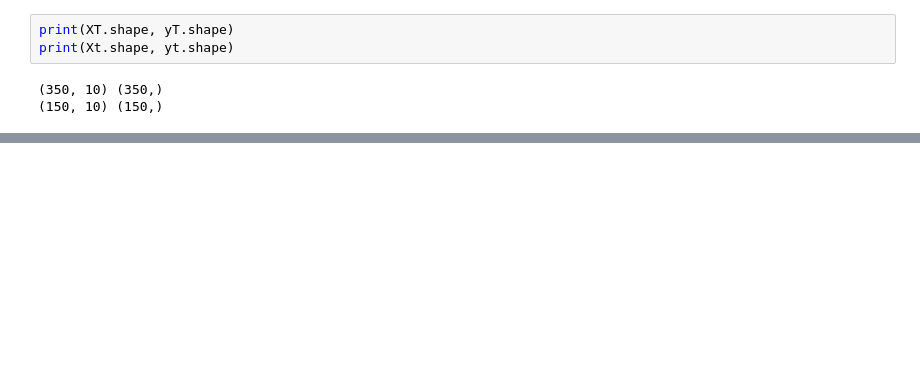
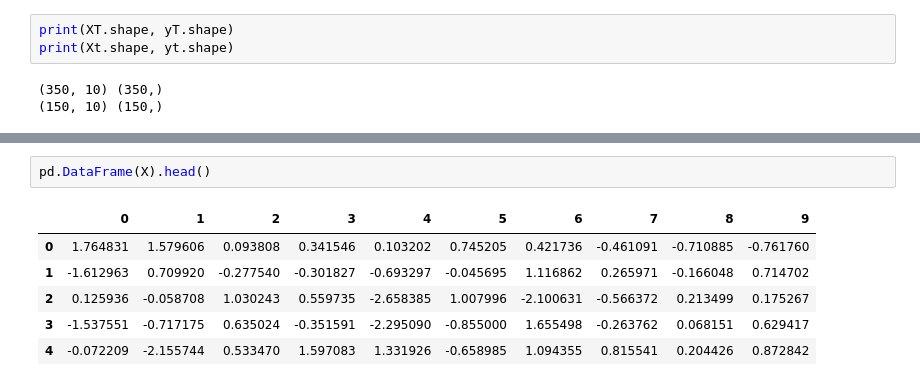
Before and after one commit to christianrss/data_science_stuff, a Jupyter notebook: machine_learning/linear_regression_m_features.ipynb, the cells around one changed output, grey strips where cells are left out. Drawn from its saved outputs; the diff is of its cells as text; blank space fills up the shorter version.

```diff
--- a/machine_learning/linear_regression_m_features.ipynb
+++ b/machine_learning/linear_regression_m_features.ipynb
@@ -66,0 +111,9 @@ def loss(X,y,theta):
+# %%
+pd.DataFrame(X).head()
+# %% [output]
+|  | 0 | 1 | 2 | 3 | 4 | 5 | 6 | 7 | 8 | 9 |
+| 0 | 1.764831 | 1.579606 | 0.093808 | 0.341546 | 0.103202 | 0.745205 | 0.421736 | -0.461091 | -0.710885 | -0.761760 |
+| 1 | -1.612963 | 0.709920 | -0.277540 | -0.301827 | -0.693297 | -0.045695 | 1.116862 | 0.265971 | -0.166048 | 0.714702 |
+| 2 | 0.125936 | -0.058708 | 1.030243 | 0.559735 | -2.658385 | 1.007996 | -2.100631 | -0.566372 | 0.213499 | 0.175267 |
+| 3 | -1.537551 | -0.717175 | 0.635024 | -0.351591 | -2.295090 | -0.855000 | 1.655498 | -0.263762 | 0.068151 | 0.629417 |
+| 4 | -0.072209 | -2.155744 | 0.533470 | 1.597083 | 1.331926 | -0.658985 | 1.094355 | 0.815541 | 0.204426 | 0.872842 |
```
Also changed, not shown: parts of 10 cells of this notebook.
